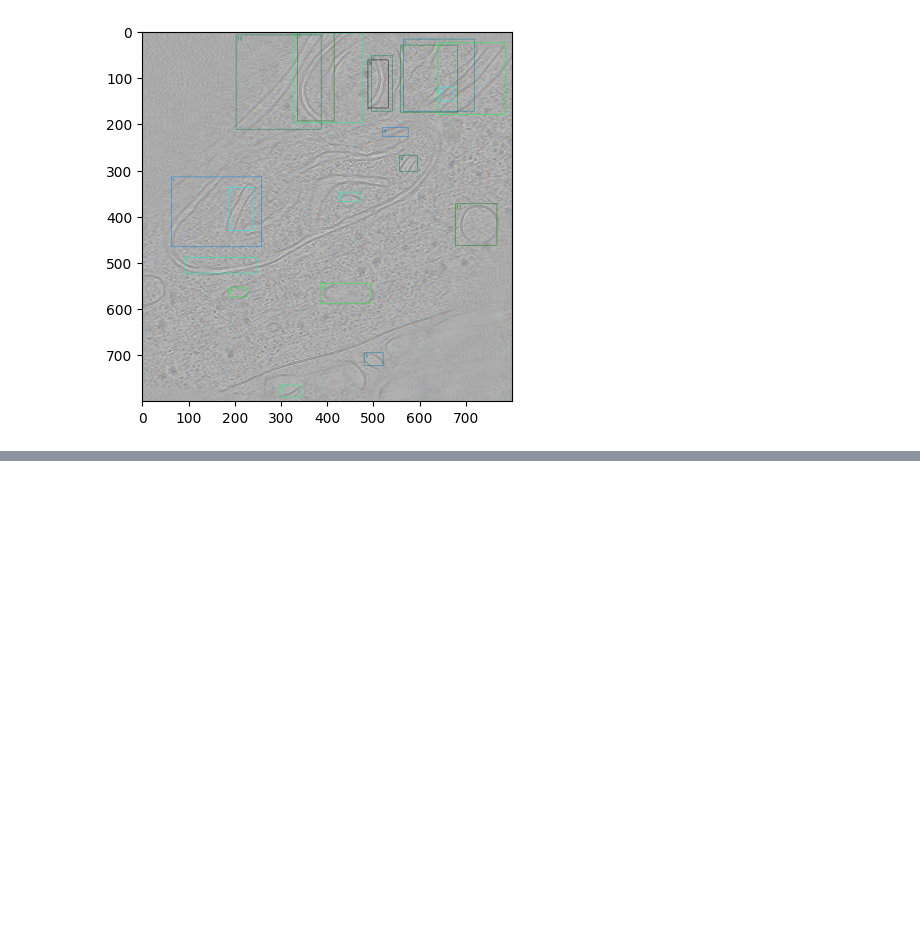
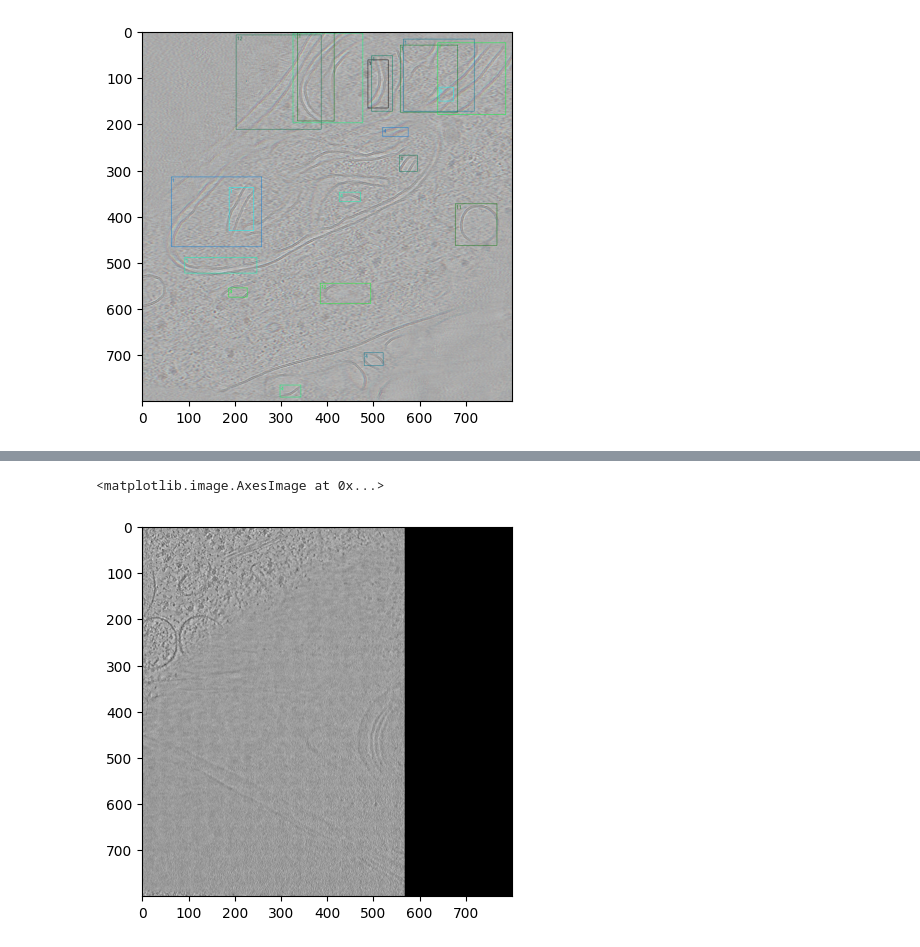
Before and after one commit to tyfei0216/cryoem, a Jupyter notebook: test.ipynb, the cells around one changed output, grey strips where cells are left out. Saved outputs shown, nothing was run; the diff lists cells and outputs as text; code cells hidden in the pictures; blank space fills up the shorter version.

```diff
--- a/test.ipynb
+++ b/test.ipynb
@@ -184,3 +196,20 @@ importlib.reload(utils)
 utils.drawannotation(img.cpu().numpy(), t)
 # %% [output]
 [figure]
+# %%
+path = "/home/feity/cryoem/checkpoints/deformable_train2"
+with open(os.path.join(path, "config.json"), "r") as f:
+    configs = json.load(f)
+# %%
+val_sets = {}
+for i in configs["data"]["filter_class"]:
+    val_sets[i] = modules.CocoDetection(
+        configs["data"]["image_path"],
+        configs["data"]["annotation_path_train"],
+        is_npy=configs["data"]["is_npy"],
+        transform=utils.getConstantTransform(),
+        require_mask=configs["data"]["require_mask"][i],
+        filter_class=configs["data"]["filter_class"][i],
+        single_class=configs["data"]["single_class"][i],
+        mark=i,
+    )
@@ -186,0 +225,7 @@ utils.drawannotation(img.cpu().numpy(), t)
+# %%
+data = val_sets["other"][10]
+# %%
+data["pixel_values"] = data["pixel_values"].unsqueeze(0).to(1)
+data["pixel_mask"] = data["pixel_mask"].unsqueeze(0).to(1)
+data["mark"] = ["other"]
+data["labels"] = [data["labels"]]
@@ -186,0 +243,5 @@ utils.drawannotation(img.cpu().numpy(), t)
+# %%
+plt.imshow(data["pixel_values"][0, 1].cpu().numpy(), cmap='gray')
+# %% [output]
+<matplotlib.image.AxesImage at 0x...>
+[figure, added]
```
Also changed, not shown: parts of 16 cells of this notebook, 4 other files.
